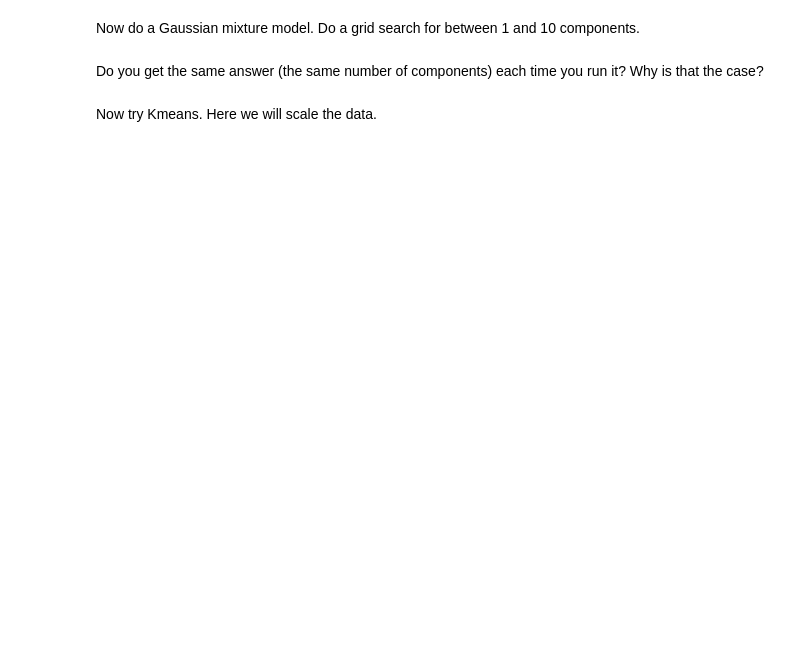
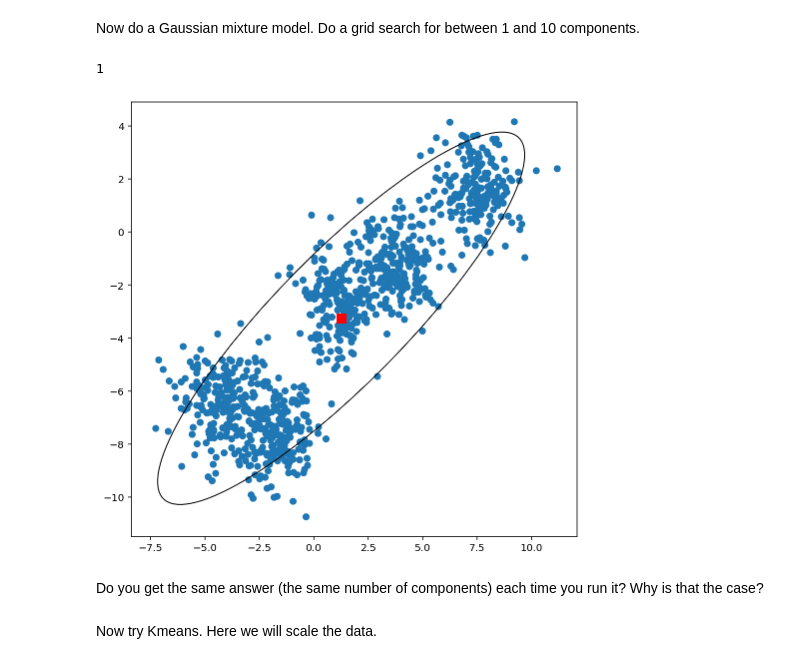
Before and after one commit to SissiChen17/astr3890, a Jupyter notebook: homework_notebooks/homework_12.ipynb, the cells around one changed output. Drawn from its saved outputs; the diff is of its cells as text; code cells hidden in the pictures; blank space fills up the shorter version.

```diff
--- a/homework_notebooks/homework_12.ipynb
+++ b/homework_notebooks/homework_12.ipynb
@@ -76,7 +86,7 @@ plt.colorbar()
 # %% [markdown]
 Now do a Gaussian mixture model. Do a grid search for between 1 and 10 components.
 # %%
-
+from sklearn import mixture
 #Kludge to fix the bug with draw_ellipse in astroML v1.0
 from matplotlib.patches import Ellipse
 
@@ -90,37 +100,40 @@ def draw_ellipse(mu, C, scales=[1, 2, 3], ax=None, **kwargs):
     sigma_xy = C[0, 1]
 
     alpha = 0.5 * np.arctan2(2 * sigma_xy,
                              (sigma_x2 - sigma_y2))
     tmp1 = 0.5 * (sigma_x2 + sigma_y2)
     tmp2 = np.sqrt(0.25 * (sigma_x2 - sigma_y2) ** 2 + sigma_xy ** 2)
 
     sigma1 = np.sqrt(tmp1 + tmp2)
     sigma2 = np.sqrt(tmp1 - tmp2)
 
     for scale in scales:
         ax.add_patch(Ellipse((mu[0], mu[1]),
                              2 * scale * sigma1, 2 * scale * sigma2,
                              alpha * 180. / np.pi,
                              **kwargs))
 
 
-ncomps = np.arange(____,____,____) # Test 10 bandwidths from 1 to 10 ####
+ncomps = np.arange(1,10,10) # Test 10 bandwidths from 1 to 10 ####
 K = 5 # 5-fold cross validation
-grid = ____(GaussianMixture(), {'n_components': ncomps}, cv=____)  ####
+grid = GridSearchCV(GaussianMixture(), {'n_components': ncomps}, cv=K)  ####
 grid.fit(X) #Fit the histogram data that we started the lecture with.
-ncomp_opt = grid.____['n_components'] ####
+ncomp_opt = grid.best_params_['n_components'] ####
 print(ncomp_opt)
 
-gmm = ____(n_components=ncomp_opt) ####
+gmm = mixture.GaussianMixture(n_components=ncomp_opt) ####
 gmm.fit(X)
 
 fig = plt.figure(figsize=(8, 8))
 ax = fig.add_subplot(111)
 ax.scatter(X[:,0],X[:,1])
 
 ax.scatter(gmm.means_[:,0], gmm.means_[:,1], marker='s', c='red', s=80)
 for mu, C, w in zip(gmm.means_, gmm.covariances_, gmm.weights_):
     draw_ellipse(mu, 1*C, scales=[2], ax=ax, fc='none', ec='k') #2 sigma ellipses for each component
+# %% [output]
+1
+[figure, added]
 # %% [markdown]
 Do you get the same answer (the same number of components) each time you run it?
 Why is that the case?
```
Also changed, not shown: parts of 6 cells of this notebook, 1 other file.
